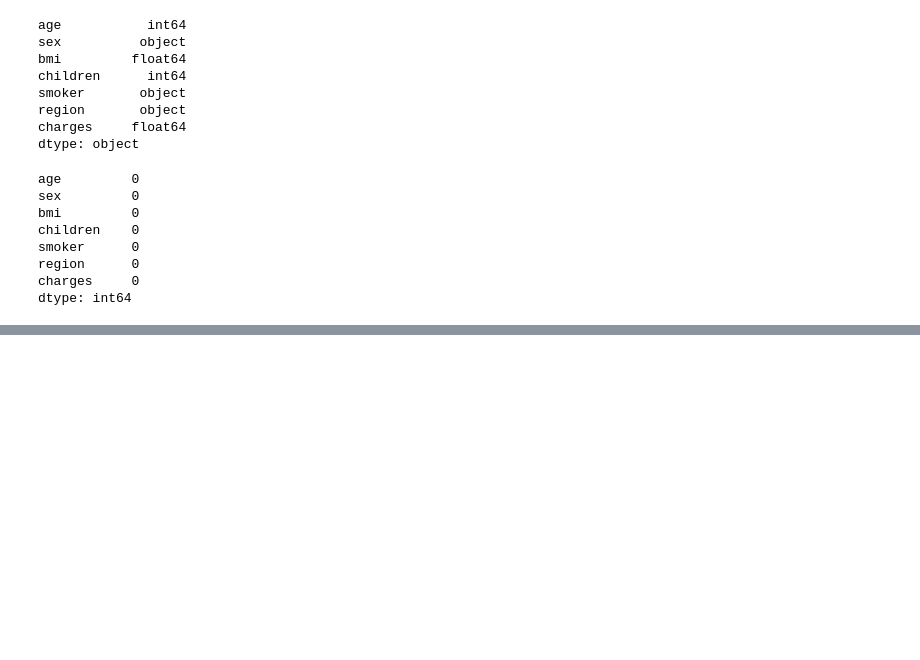
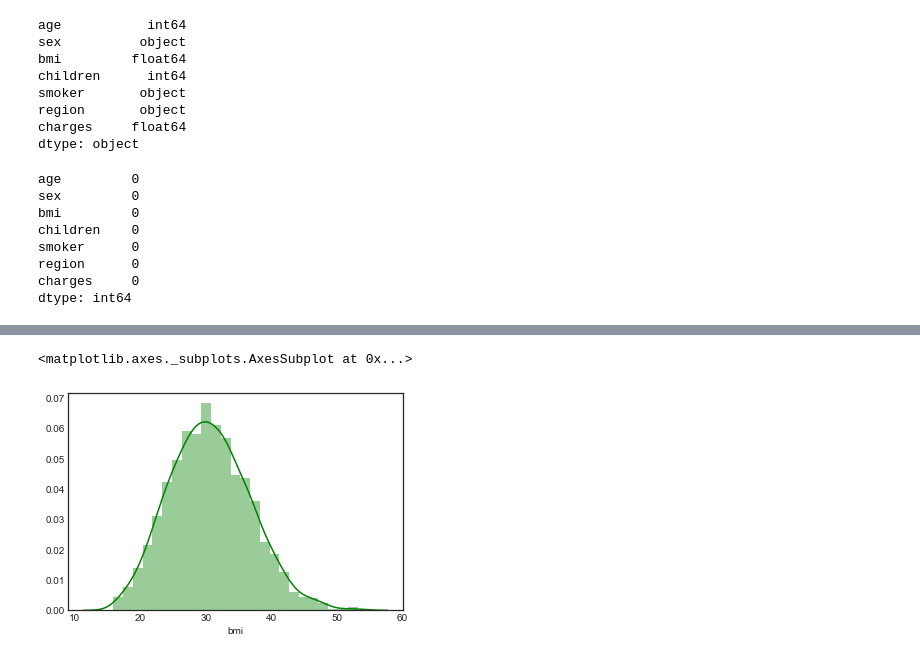
Before and after one commit to sanjaytallolli/TotalDataScience, a Jupyter notebook: Insurance Forecast Stat Mini Project.ipynb, the cells around one changed output, grey strips where cells are left out. Drawn from its saved outputs; the diff is of its cells as text; code cells hidden in the pictures; blank space fills up the shorter version.

```diff
--- a/Insurance Forecast Stat Mini Project.ipynb
+++ b/Insurance Forecast Stat Mini Project.ipynb
@@ -78,0 +164,5 @@ dtype: int64
+# %%
+sns.distplot(DistData['bmi'], color='green')
+# %% [output]
+<matplotlib.axes._subplots.AxesSubplot at 0x...>
+[figure, added]
```
Also changed, not shown: parts of 46 cells of this notebook.
